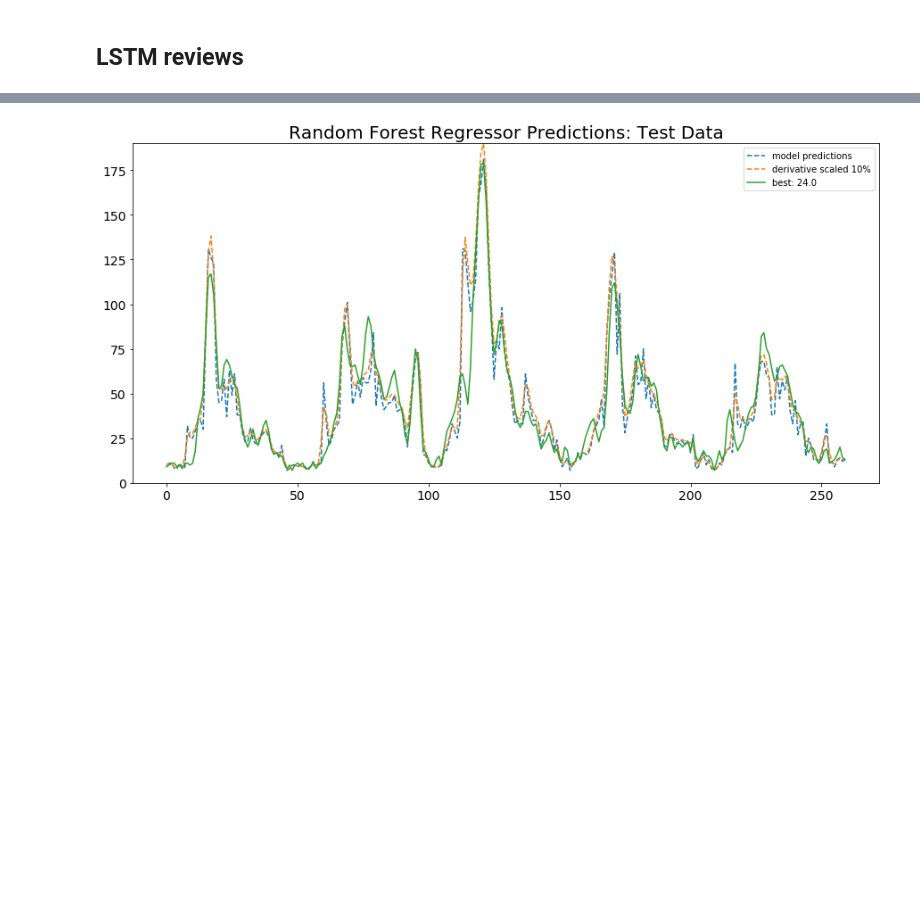
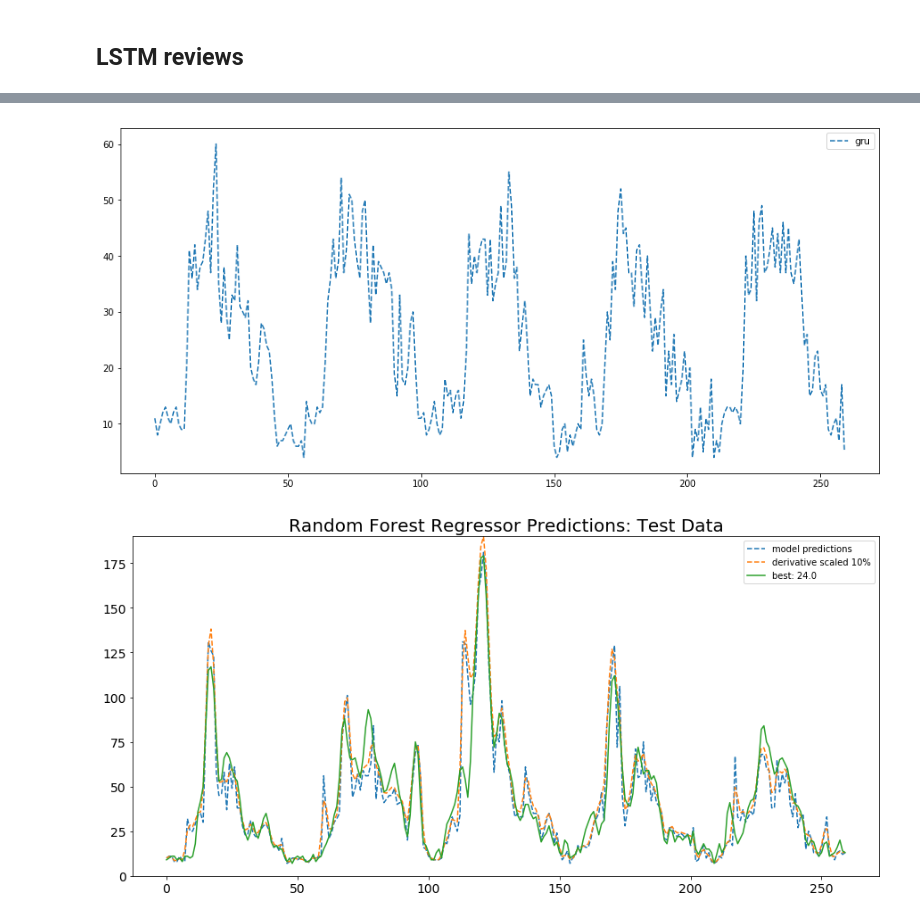
Before and after one commit to conditg/deng-ai, a Jupyter notebook: All_Predictions.ipynb, the cells around one changed output, grey strips where cells are left out. Drawn from its saved outputs; the diff is of its cells as text; code cells hidden in the pictures; blank space fills up the shorter version.

```diff
--- a/All_Predictions.ipynb
+++ b/All_Predictions.ipynb
@@ -264,3 +285,16 @@ lstm16gru8e50 = [15, 14, 12, 10, 8, 12, 14, 14, 13, 15, 14, 12, 21, 28, 31, 30,
+# %%
+v = sjlstm16n200e
+
+
+plt.figure(figsize=[15,7])
+plt.plot(v, linestyle='--', label='gru')
+#plt.plot(highPassFilter(sjlstm8n200e, 3.5, mixed='max'), linestyle='--', label='lstm*3.5: 31.0')
+# plt.plot(highPassFilter(v, 6, mixed='max'), linestyle='--', label='stretched')
+# plt.plot(sj5, label='best: 24.0')
+plt.legend()
+plt.show()
+# %% [output]
+[figure, added]
 # %%
 
 #for presentation
```
Also changed, not shown: parts of 3 cells of this notebook, 1 other file.
